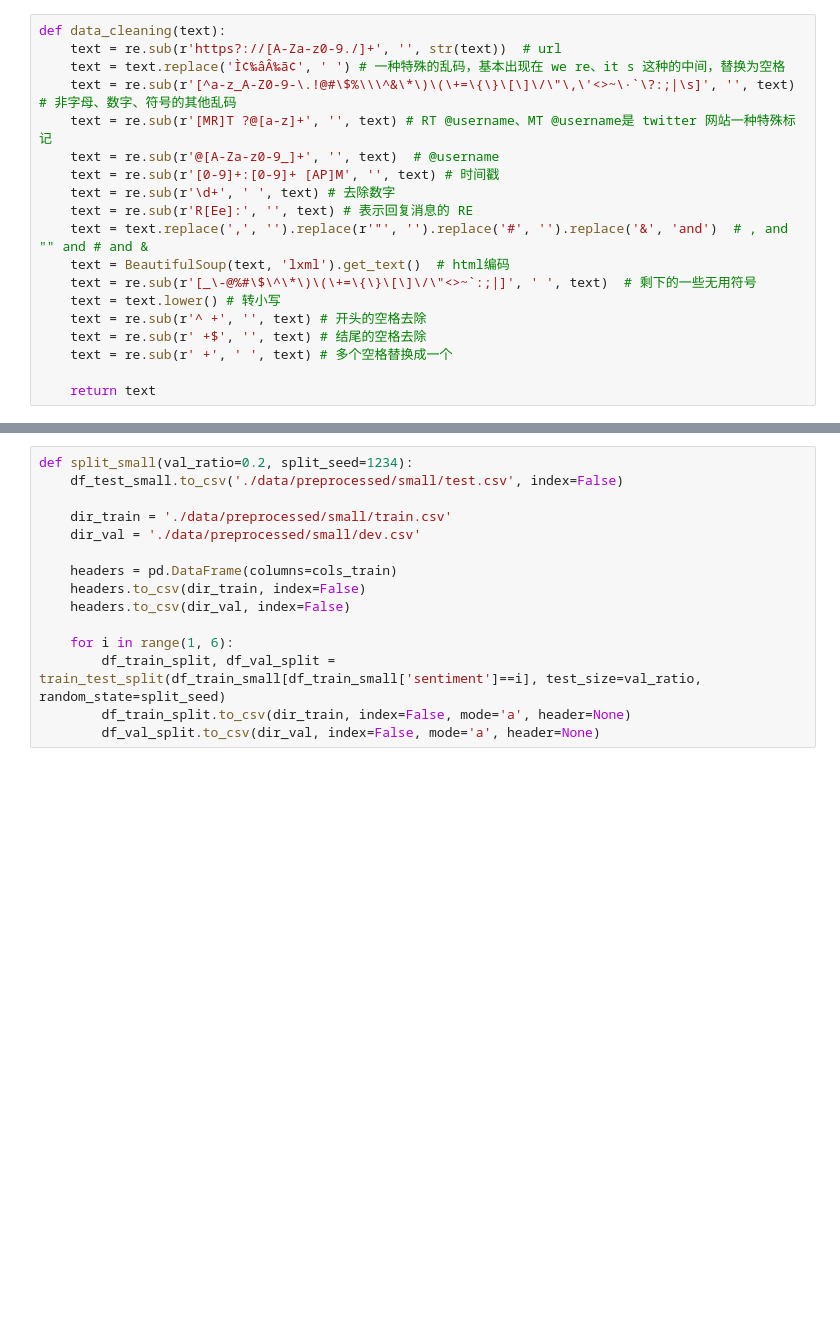
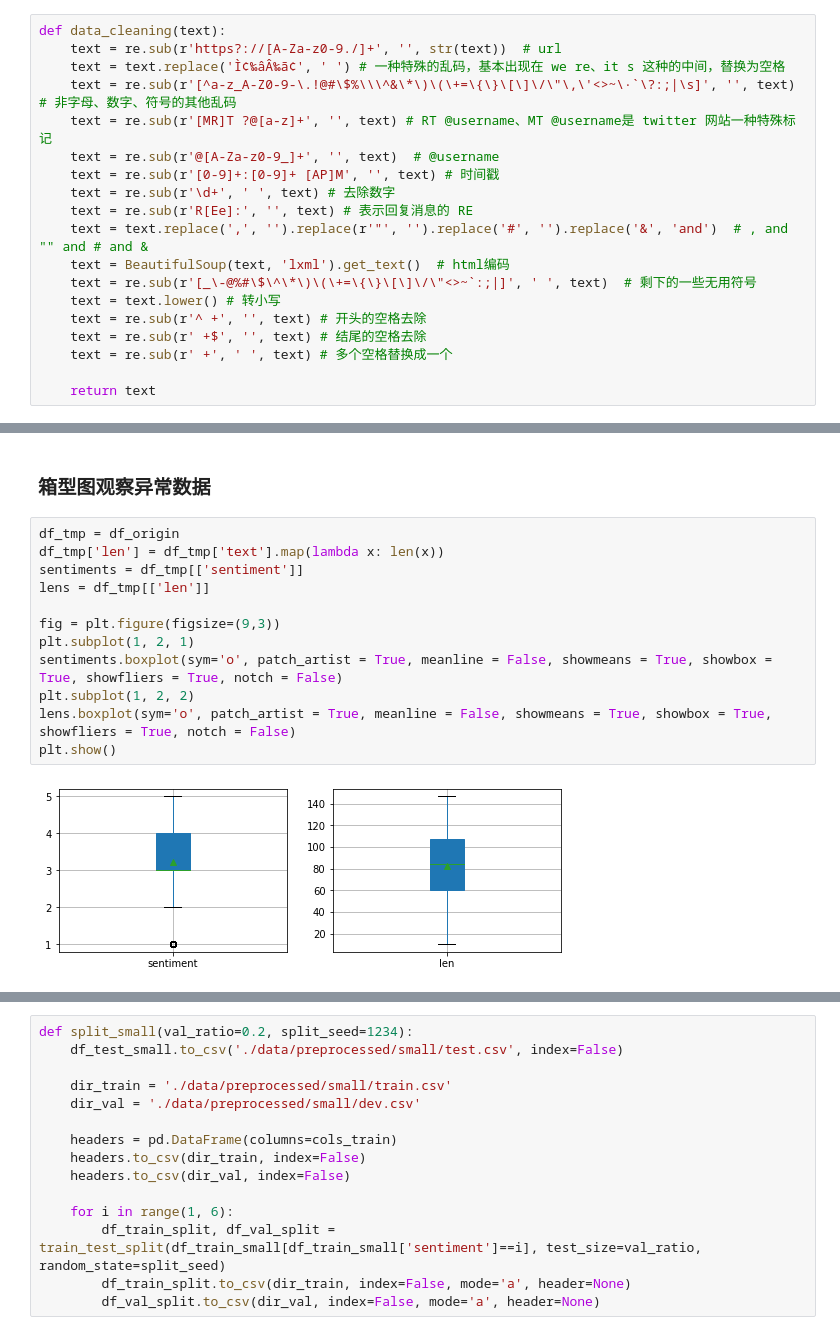
Before and after one commit to cauchy221/BUPT-ML-FinalProject, a Jupyter notebook: data_preprocess.ipynb, the cells around one changed output, grey strips where cells are left out. Drawn from its saved outputs; the diff is of its cells as text; blank space fills up the shorter version.

```diff
--- a/data_preprocess.ipynb
+++ b/data_preprocess.ipynb
@@ -64,0 +94,16 @@ df_origin['text'] = df_origin['text'].map(data_cleaning)
+# %% [markdown]
+### 箱型图观察异常数据
+# %%
+df_tmp = df_origin
+df_tmp['len'] = df_tmp['text'].map(lambda x: len(x))
+sentiments = df_tmp[['sentiment']]
+lens = df_tmp[['len']]
+
+fig = plt.figure(figsize=(9,3))
+plt.subplot(1, 2, 1)
+sentiments.boxplot(sym='o', patch_artist = True, meanline = False, showmeans = True, showbox = True, showfliers = True, notch = False)
+plt.subplot(1, 2, 2)
+lens.boxplot(sym='o', patch_artist = True, meanline = False, showmeans = True, showbox = True, showfliers = True, notch = False)
+plt.show()
+# %% [output]
+[figure, added]
```
Also changed, not shown: parts of 8 cells of this notebook.
